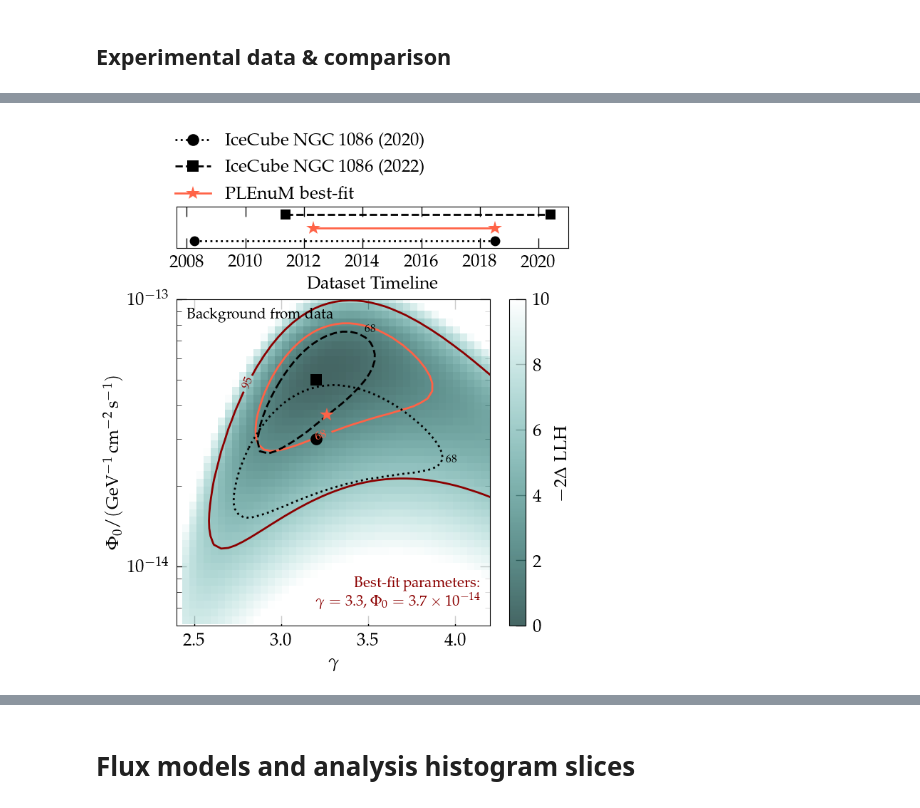
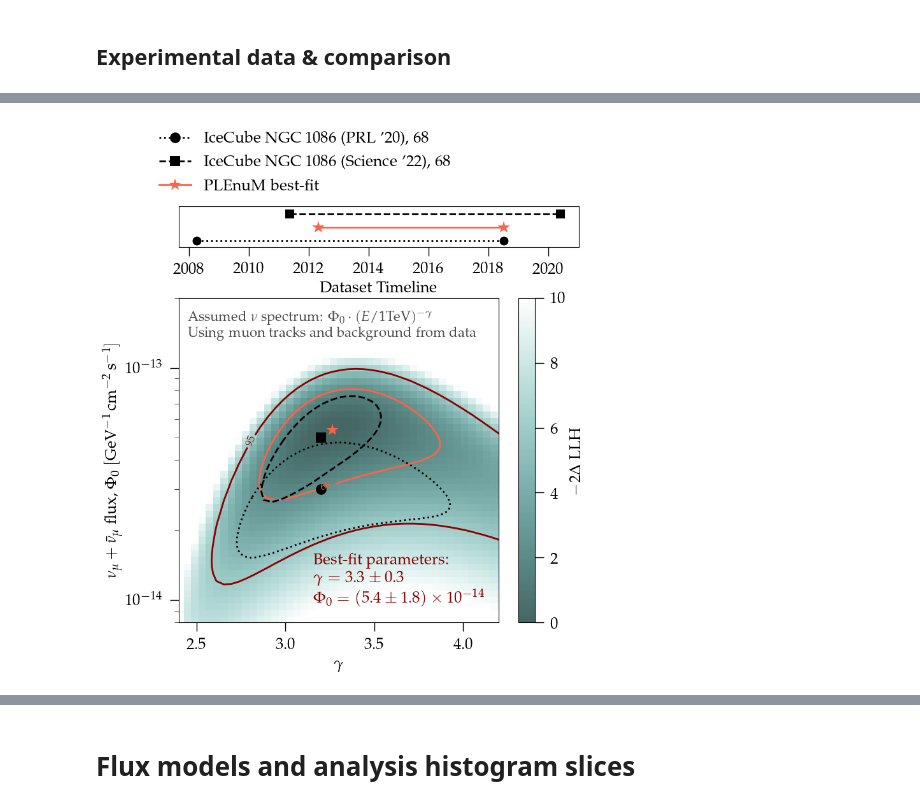
Before and after one commit to PLEnuM-group/Plenum, a Jupyter notebook: notebooks/misc/plotting_standalone.ipynb, the cells around one changed output, grey strips where cells are left out. Drawn from its saved outputs; the diff is of its cells as text; code cells hidden in the pictures.

Commit message:
all plots updated

```diff
--- a/notebooks/misc/plotting_standalone.ipynb
+++ b/notebooks/misc/plotting_standalone.ipynb
@@ -1236,3 +1228,8 @@ collect_times = {
         "plotting_kw": {"marker": "s", "ls": "--", "color": "k", "ms": 10},
     },
 }
+# %%
+# best-fit on exp data
+with open(join(st.BASEPATH, "resources/exp_result.pckl"), "rb") as f:
+    out_global_pl = load(f)
+out_global_pl
@@ -1239,2 +1238,5 @@ collect_times = {
+# %%
+with open(join(st.BASEPATH, "resources/param_errors.pckl"), "rb") as f:
+    n_avg_err, gamma_avg_err = load(f)
 # %%
 sig_ts = pd.read_csv(join(st.BASEPATH, "resources/ngc_2D_LLH_scan_exp_dataBG.csv"))
@@ -1243,16 +1247,15 @@ sig_ts = pd.read_csv(join(st.BASEPATH, "resources/ngc_2D_LLH_scan_exp_dataBG.csv
 # %%
+bg_from_data = True
+savestr = "MCEq" if bg_from_data == False else "dataBG"
+sig_ts = pd.read_csv(join(st.BASEPATH, f"resources/ngc_2D_LLH_scan_exp_{savestr}.csv"))
 sig_ts["norm"] = sig_ts["ns"] * ngc_flux.norm
 sig_ts_piv = sig_ts.pivot(index="norm", columns="gamma", values="delta_ts")
 cvals = [0.32, 0.05]
 lbs = ["68%", "95%"]
 levels = chi2.isf(cvals, 2)
-cur_cmap = sns.cubehelix_palette(
-    start=-0.6, rot=0, light=1, dark=0.2, as_cmap=True, reverse=True
-)  # start=0.75, rot=-0.5
-
 
 f, axes = plt.subplots(
-    figsize=(7, 9), nrows=2, gridspec_kw={"height_ratios": [1, 8], "hspace": 0.28}
+    figsize=(8, 10), nrows=2, gridspec_kw={"height_ratios": [1, 8], "hspace": 0.28}
 )
 
 ax = axes[0]
@@ -1265,7 +1268,7 @@ for ii, key in enumerate(collect_times):
         np.repeat(ii, len(collect_times[key]["data"])),
         **collect_times[key]["plotting_kw"],
     )
-
+ax.tick_params(direction="out", which="both", top=False, right=False)
 ax.set_yticks([])
 ax.grid(False)
 ax.set_ylim(-0.5, 2.6)
@@ -1286,6 +1289,7 @@ im = ax.pcolormesh(
 )
 cb = plt.colorbar(im)
 cb.set_label(r"$-2 \Delta$ LLH")
+cb.ax.tick_params(direction="out")
 
 ax.plot(gamma_c_68_prev, phi_c_68_prev, color="k", ls=":")
 ax.plot(
@@ -1293,7 +1297,7 @@ ax.plot(
     3e-14,
     color="k",
     marker="o",
-    label="IceCube NGC 1086 (2020)",
+    label="IceCube NGC 1086 (PRL '20), 68% C.L.",
     ms=12,
     ls=":",
 )
@@ -1304,15 +1308,15 @@ ax.plot(
     5e-14,
     color="k",
     marker="s",
-    label="IceCube NGC 1086 (2022)",
+    label="IceCube NGC 1086 (Science '22), 68% C.L.",
     ms=12,
     ls="--",
 )
 
 
 ax.plot(
-    out_global[0][2],
-    out_global[0][1] * ngc_flux.norm,
+    out_global_pl[0][2],
+    out_global_pl[0][1] * ngc_flux.norm,
     color="tomato",
     marker="*",
     ms=15,
@@ -1326,57 +1330,61 @@ sc = ax.contour(
     lw=3,
     colors=["tomato", "darkred"],
     zorder=1,
 )
 
 fmt = {l: s for l, s in zip(sc.levels, lbs)}
 plt.clabel(sc, levels, fmt=fmt, fontsize=12)
 
 
 ax.set_xlabel(r"$\gamma$")
-ax.set_ylabel(r"$\Phi_0 / ({\rm GeV^{-1}\, cm^{-2}\, s^{-1}})$")
+ax.set_ylabel(r"$\nu_\mu+\bar{\nu}_\mu$ flux,~$\Phi_0 ~ [{\rm GeV^{-1}\, cm^{-2}\, s^{-1}}]$")
 f.legend(
     loc="upper center",
     frameon=False,
     bbox_to_anchor=(0.42, 0.93),
 )
+if bg_from_data:
+    title_str = "background from data"
+    save_str = join(st.BASEPATH, plot_path, "experimental_data_2Dscan.pdf")
+else:
+    title_str = "background from MCEq"
+    save_str = join(st.BASEPATH, plot_path, "experimental_data_2Dscan_MCEq.pdf")
 
+ax.annotate(
+    r"Assumed $\nu$ spectrum: "
+    + r"$\Phi_0 \cdot (E/{\rm 1 TeV})^{-\gamma}$"
+    + "\n Using muon tracks and "
+    + title_str,
+    xy=(2.45, 1.8e-13),
+    ha="left",
+    va="top",
+    zorder=10,
+    color=font_color,
+    fontsize=16,  # "large",
+)
 ax.text(
-    0.97,
+    0.42,
     0.06,
-    "Best-fit parameters: \n"
-    + rf"$\gamma={out_global[0][2]:1.1f}, \Phi_0={out_global[0][1] * ngc_flux.norm * 1E14:1.1f}\times 10^{{-14}}$",
-    fontsize=15,
+    "Best-fit parameters:\n"
+    + rf"$\gamma={out_global_pl[0][2]:1.1f}\pm{gamma_avg_err:1.1f}$"
+    + "\n"
+    + rf"$\Phi_0=({out_global_pl[0][1] * ngc_flux.norm * 1E14:1.1f}\pm{n_avg_err * ngc_flux.norm * 1E14:1.1f})\times 10^{{-14}}$",
+    fontsize=18,
     transform=ax.transAxes,
-    ha="right",
+    ha="left",
     color="darkred",
 )
 
-ax.text(
-    0.6,
-    0.9,
-    "68%",
-    fontsize=11,
-    transform=ax.transAxes,
-)
 
-ax.text(
-    0.86,
-    0.5,
-    "68%",
-    fontsize=11,
-    transform=ax.transAxes,
-)
-
+ax.tick_params(direction="out", which="both", top=False, right=False)
 
 ax.set_yscale("log")
-ax.set_ylim(6e-15, 1e-13)
+# ax.set_ylim(6e-15, 1e-13)
+ax.set_ylim(8e-15, 2e-13)
 ax.set_xlim(2.4, 4.2)
 plt.grid(False)
-title_str = "Background from data"
-save_str = "../../plots/ngc_paper/experimental_data_2Dscan.pdf"
-ax.text(0.03, 0.94, title_str, fontsize=15, transform=ax.transAxes)
 
 f.subplots_adjust(top=0.79)
-f.savefig(save_str, bbox_inches="tight")
+f.savefig(save_str, bbox_inches="tight") #, dpi=200)
 # %% [output]
-[figure, old version]
+[figure, new version]
```
Also changed, not shown: parts of 11 cells of this notebook, 18 other files.
